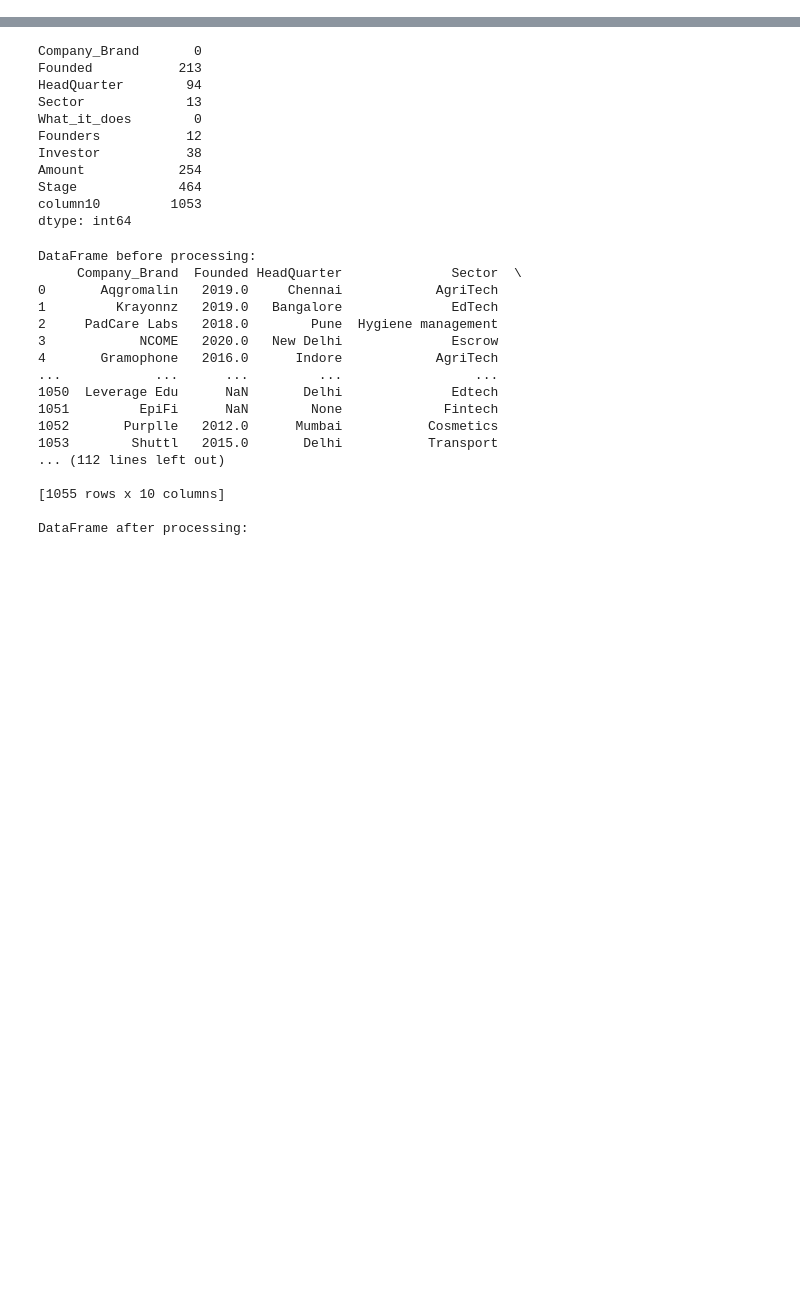
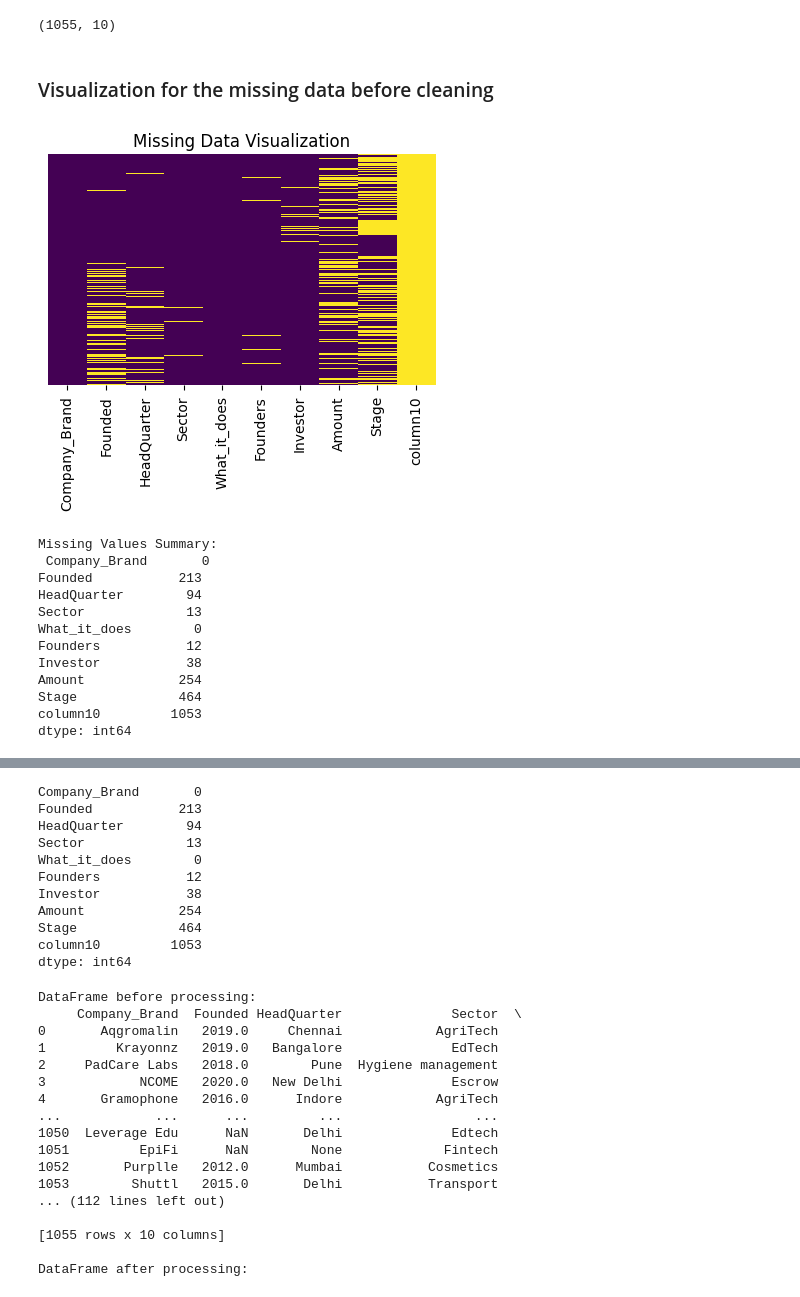
Before and after one commit to Vaniskemunto/ecosystem, a Jupyter notebook: ecosystem.ipynb, the cells around one changed output, grey strips where cells are left out. Cells and saved outputs as stored; diff of their text form; code cells hidden in the pictures; blank space fills up the shorter version.

Commit message:
EDA: Summary statistics

```diff
--- a/ecosystem.ipynb
+++ b/ecosystem.ipynb
@@ -39,3 +68,36 @@ data2020.head()
 | 2 | PadCare Labs | 2018.0 | Pune | Hygiene management | Converting bio-hazardous waste to... | Ajinkya Dhariya | Venture Center | NaN | Pre-seed | ... |
 | 3 | NCOME | 2020.0 | New Delhi | Escrow | Escrow-as-a-service platform | Ritesh Tiwari | Venture Catalysts, PointOne Capital | 400000.0 | None | ... |
 | 4 | Gramophone | 2016.0 | Indore | AgriTech | Gramophone is an AgTech platform ... | Ashish Rajan Singh, Harshit Gupta... | Siana Capital Management, Info Edge | 340000.0 | None | ... |
+# %%
+data2020.shape
+# %% [output]
+(1055, 10)
+# %% [markdown]
+### Visualization for the missing data before cleaning
+# %%
+
+# Check for missing values
+missing_values = data2020.isnull().sum()
+
+# Visualize missing data
+plt.figure(figsize=(5, 3))
+sns.heatmap(data2020.isnull(), cmap='viridis', cbar=False, yticklabels=False)
+plt.title('Missing Data Visualization')
+plt.show()
+
+# Display missing values summary
+print("Missing Values Summary:\n", missing_values)
+# %% [output]
+[figure, added]
+Missing Values Summary:
+ Company_Brand       0
+Founded           213
+HeadQuarter        94
+Sector             13
+What_it_does        0
+Founders           12
+Investor           38
+Amount            254
+Stage             464
+column10         1053
+dtype: int64
```
Also changed, not shown: parts of 58 cells of this notebook.
